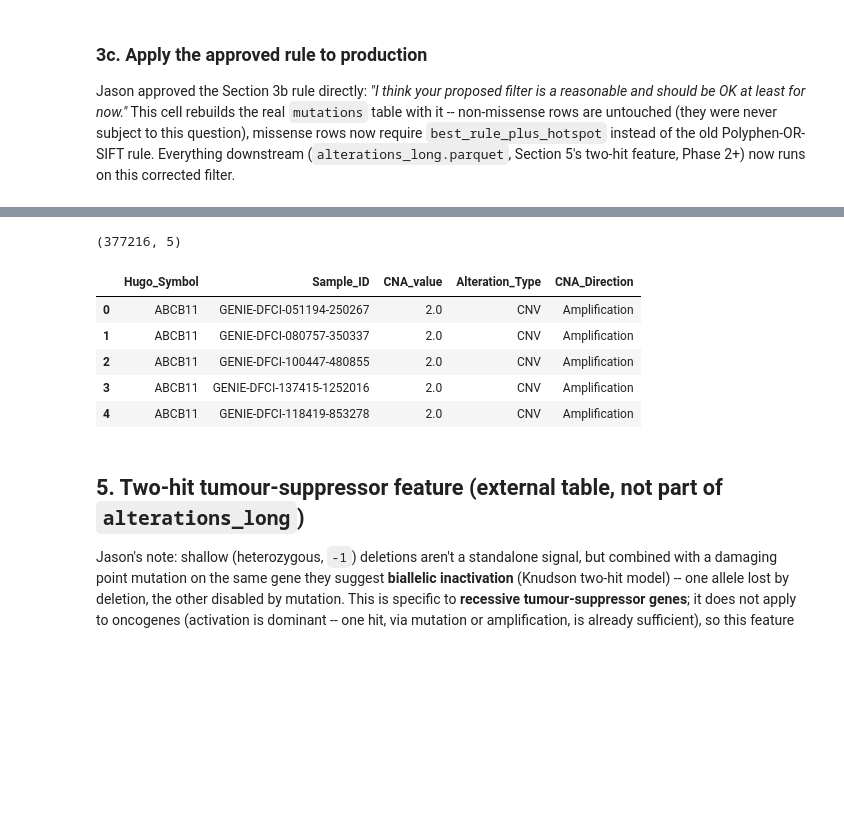
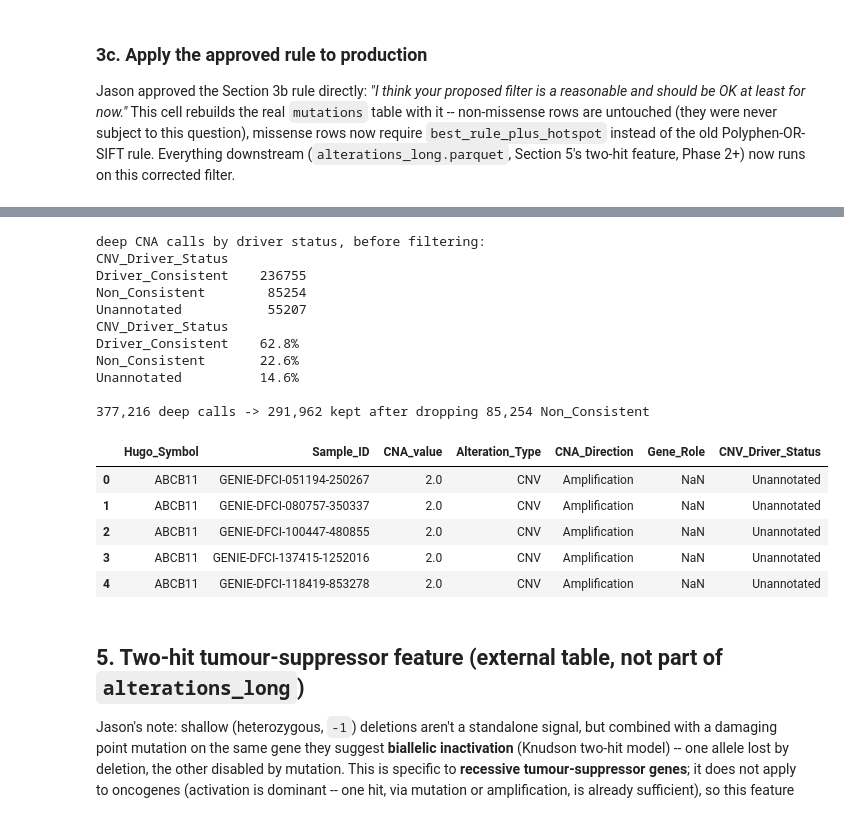
Before and after one commit to Wlimni/Learning-Cancer-Mutation-Landscapes-from-Large-Scale-Mutation-Testing-Data-fyp, a Jupyter notebook: notebooks/01_phase1_preprocessing.ipynb, the cells around one changed output, grey strips where cells are left out. Saved outputs shown, nothing was run; the diff lists cells and outputs as text; code cells hidden in the pictures; blank space fills up the shorter version.

```diff
--- a/notebooks/01_phase1_preprocessing.ipynb
+++ b/notebooks/01_phase1_preprocessing.ipynb
@@ -333,6 +363,14 @@ def load_cna_altered(min_level: int = 2) -> pd.DataFrame:
 ## 1. Clinical data (sample + patient merge)
 # %%
 clinical = load_clinical()
+
+# Per-sample CNV testability, taken from data_CNA.txt itself (see the loader's
+# docstring). This is the authoritative mask for anything copy-number related --
+# a sample not in that file could never produce a CNV call for ANY gene.
+cna_tested_samples = load_cna_tested_samples()
+clinical["CNA_TESTED"] = clinical["SAMPLE_ID"].isin(cna_tested_samples)
+print(f"{clinical['CNA_TESTED'].sum():,} of {len(clinical):,} samples "
+      f"({clinical['CNA_TESTED'].mean():.1%}) have copy-number data in data_CNA.txt")
 print(clinical.shape)
 clinical.head(3)
 # %% [output]
@@ -750,16 +880,53 @@ tumour-suppressor feature (Section 5), not as a standalone alteration.
 # %%
+CONSISTENT_DIRECTION = {
+    "TSG": {"Deep_Deletion"},
+    "ONCOGENE": {"Amplification"},
+    "ONCOGENE_AND_TSG": {"Deep_Deletion", "Amplification"},
+}
+
 cna_altered = load_cna_altered(min_level=2)
+n_deep_calls = len(cna_altered)
+cna_altered["Gene_Role"] = cna_altered["Hugo_Symbol"].map(GENE_ROLE)
+cna_altered["CNV_Driver_Status"] = [
+    "Unannotated" if role not in CONSISTENT_DIRECTION
+    else ("Driver_Consistent" if direction in CONSISTENT_DIRECTION[role] else "Non_Consistent")
+    for role, direction in zip(cna_altered["Gene_Role"], cna_altered["CNA_Direction"])
+]
+status_before = {k: int(v) for k, v in cna_altered["CNV_Driver_Status"].value_counts().items()}
+print("deep CNA calls by driver status, before filtering:")
+print(cna_altered["CNV_Driver_Status"].value_counts().to_string())
+print((cna_altered["CNV_Driver_Status"].value_counts(normalize=True) * 100).round(1).astype(str).add("%").to_string())
+
+# Drop the bystanders (see markdown above). Unannotated stays.
+cna_altered = cna_altered[cna_altered["CNV_Driver_Status"] != "Non_Consistent"].copy()
+
+qc_summary["cna_filter_funnel"] = {
+    "deep_calls_(+2/-2)": n_deep_calls,
+    "by_driver_status": status_before,
+    "after_dropping_non_consistent": int(len(cna_altered)),
+}
 qc_summary["n_cna_altered_calls"] = int(len(cna_altered))
-print(cna_altered.shape)
+print(f"\n{n_deep_calls:,} deep calls -> {len(cna_altered):,} kept after dropping "
+      f"{status_before.get('Non_Consistent', 0):,} Non_Consistent")
 cna_altered.head()
 # %% [output]
-(377216, 5)
+deep CNA calls by driver status, before filtering:
+CNV_Driver_Status
+Driver_Consistent    236755
+Non_Consistent        85254
+Unannotated           55207
+CNV_Driver_Status
+Driver_Consistent    62.8%
+Non_Consistent       22.6%
+Unannotated          14.6%
+
+377,216 deep calls -> 291,962 kept after dropping 85,254 Non_Consistent
-|  | Hugo_Symbol | Sample_ID | CNA_value | Alteration_Type | CNA_Direction |
-| 0 | ABCB11 | GENIE-DFCI-051194-250267 | 2.0 | CNV | Amplification |
-| 1 | ABCB11 | GENIE-DFCI-080757-350337 | 2.0 | CNV | Amplification |
-| 2 | ABCB11 | GENIE-DFCI-100447-480855 | 2.0 | CNV | Amplification |
-| 3 | ABCB11 | GENIE-DFCI-137415-1252016 | 2.0 | CNV | Amplification |
-| 4 | ABCB11 | GENIE-DFCI-118419-853278 | 2.0 | CNV | Amplification |
+|  | Hugo_Symbol | Sample_ID | CNA_value | Alteration_Type | CNA_Direction | Gene_Role | CNV_Driver_Status |
+| 0 | ABCB11 | GENIE-DFCI-051194-250267 | 2.0 | CNV | Amplification | NaN | Unannotated |
+| 1 | ABCB11 | GENIE-DFCI-080757-350337 | 2.0 | CNV | Amplification | NaN | Unannotated |
+| 2 | ABCB11 | GENIE-DFCI-100447-480855 | 2.0 | CNV | Amplification | NaN | Unannotated |
+| 3 | ABCB11 | GENIE-DFCI-137415-1252016 | 2.0 | CNV | Amplification | NaN | Unannotated |
+| 4 | ABCB11 | GENIE-DFCI-118419-853278 | 2.0 | CNV | Amplification | NaN | Unannotated |
 # %% [markdown]
 ## 5. Two-hit tumour-suppressor feature (external table, not part of `alterations_long`)
 
```
Also changed, not shown: parts of 14 cells of this notebook, 5 other files.
